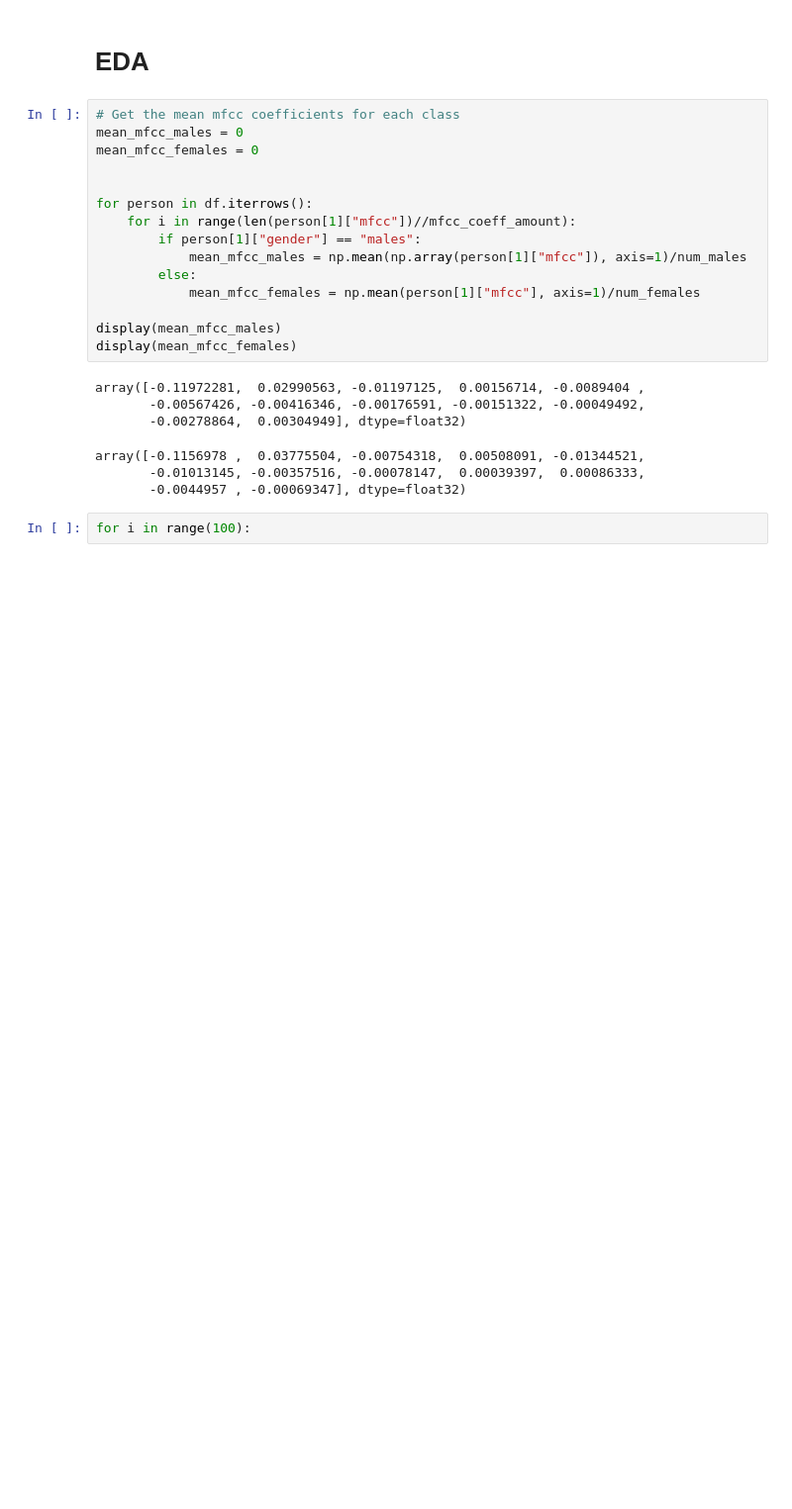
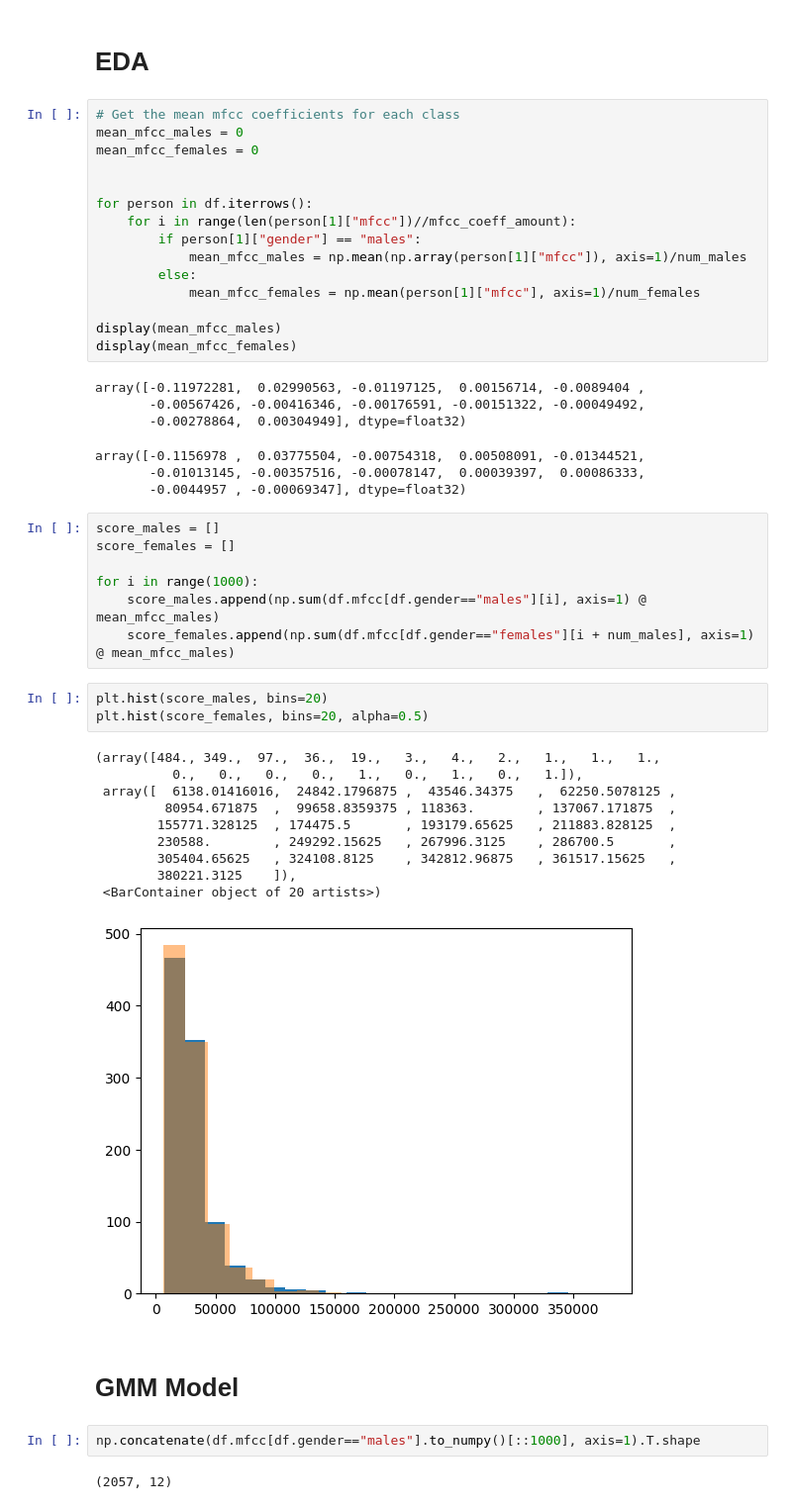
Before and after one commit to GonzaLinares/ProcVoz_Proyecto1, a Jupyter notebook: gender_classifier.ipynb, the cells around one changed output. Shown at 99% size. Drawn from its saved outputs; the diff is of its cells as text; blank space fills up the shorter version.

```diff
--- a/gender_classifier.ipynb
+++ b/gender_classifier.ipynb
@@ -108,5 +109,30 @@ array([-0.11972281,  0.02990563, -0.01197125,  0.00156714, -0.0089404 ,
 array([-0.1156978 ,  0.03775504, -0.00754318,  0.00508091, -0.01344521,
        -0.01013145, -0.00357516, -0.00078147,  0.00039397,  0.00086333,
        -0.0044957 , -0.00069347], dtype=float32)
-# %%
-for i in range(100):
+# %%
+score_males = []
+score_females = []
+
+for i in range(1000):
+    score_males.append(np.sum(df.mfcc[df.gender=="males"][i], axis=1) @ mean_mfcc_males)
+    score_females.append(np.sum(df.mfcc[df.gender=="females"][i + num_males], axis=1) @ mean_mfcc_males)
+# %%
+plt.hist(score_males, bins=20)
+plt.hist(score_females, bins=20, alpha=0.5)
+# %% [output]
+(array([484., 349.,  97.,  36.,  19.,   3.,   4.,   2.,   1.,   1.,   1.,
+          0.,   0.,   0.,   0.,   1.,   0.,   1.,   0.,   1.]),
+ array([  6138.01416016,  24842.1796875 ,  43546.34375   ,  62250.5078125 ,
+         80954.671875  ,  99658.8359375 , 118363.        , 137067.171875  ,
+        155771.328125  , 174475.5       , 193179.65625   , 211883.828125  ,
+        230588.        , 249292.15625   , 267996.3125    , 286700.5       ,
+        305404.65625   , 324108.8125    , 342812.96875   , 361517.15625   ,
+        380221.3125    ]),
+ <BarContainer object of 20 artists>)
+[figure, added]
+# %% [markdown]
+# GMM Model
+# %%
+np.concatenate(df.mfcc[df.gender=="males"].to_numpy()[::1000], axis=1).T.shape
+# %% [output]
+(2057, 12)
```
Also changed, not shown: parts of 7 cells of this notebook.
